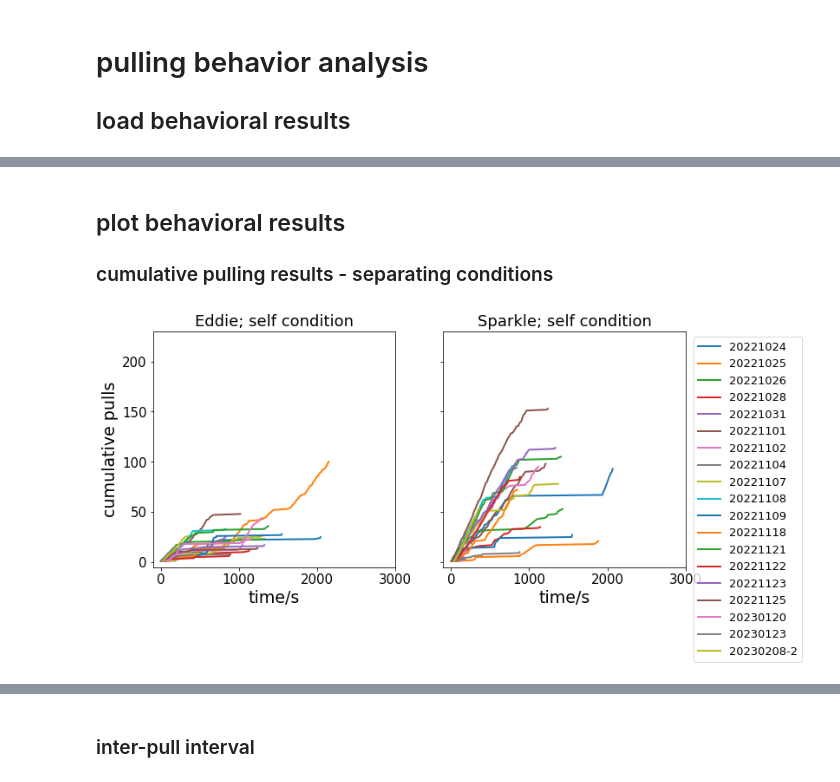
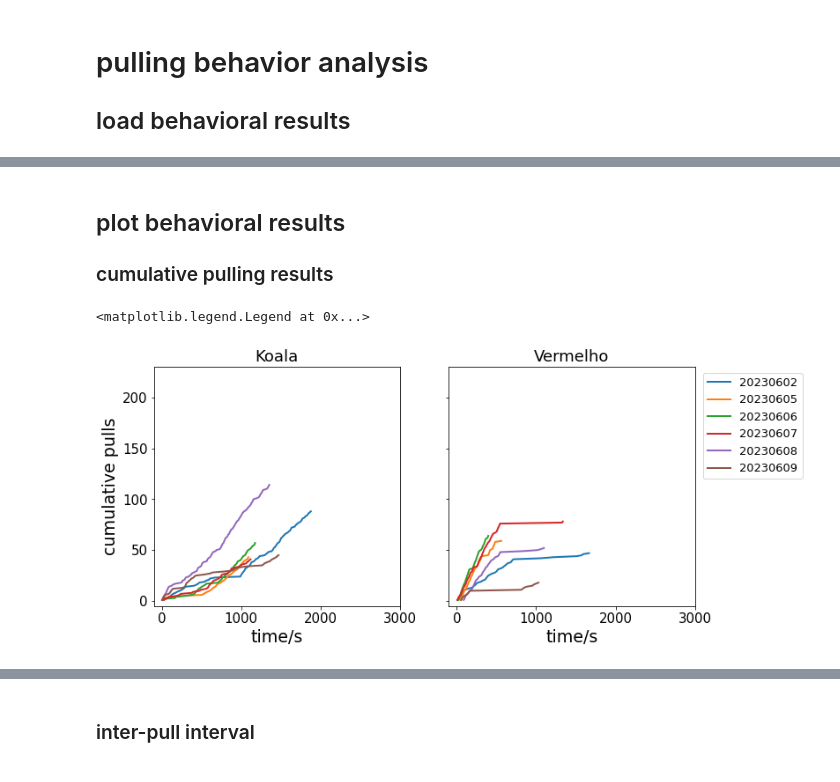
Before and after one commit to wilburshi/following_up_analysis, a Jupyter notebook: bhv_analysis_joystick_task/joystick_task_bhv_analysis.ipynb, the cells around one changed output, grey strips where cells are left out. Cells and saved outputs as stored; diff of their text form; code cells hidden in the pictures.

```diff
--- a/bhv_analysis_joystick_task/joystick_task_bhv_analysis.ipynb
+++ b/bhv_analysis_joystick_task/joystick_task_bhv_analysis.ipynb
@@ -21,6 +21,9 @@ session_dates = ["20230602","20230605","20230606","20230607","20230608","2023060
 nsessions = np.shape(session_dates)[0]
 # %%
 # load session behavioral results
+
+cumulative_pulls_animal1 = {}
+cumulative_pulls_animal2 = {}
 
 for ii in np.arange(0,nsessions,1):
 
@@ -45,16 +48,12 @@ for ii in np.arange(0,nsessions,1):
         session_info = pd.read_json(session_info_json[0])
 
     #
-    animal1 = session_info['lever1_animal'][0].lower()
-    animal2 = session_info['lever2_animal'][0].lower()
+    animal1 = session_info['animal1_name'][0].lower()
+    animal2 = session_info['animal2_name'][0].lower()
     #
     # clean up the trial_record
     warnings.filterwarnings('ignore')
-    trial_record_clean = pd.DataFrame(columns=trial_record.columns)
-    for itrial in np.arange(0,np.max(trial_record['trial_number']),1):
-        # trial_record_clean.loc[itrial] = trial_record[trial_record['trial_number']==itrial+1].iloc[[0]]
-        trial_record_clean = trial_record_clean.append(trial_record[trial_record['trial_number']==itrial+1].iloc[[0]])
-    trial_record_clean = trial_record_clean.reset_index(drop = True)
+    trial_record_clean = trial_record.reset_index(drop = True)
     #
     # change bhv_data time to the absolute time
     time_points_new = pd.DataFrame(np.zeros(np.shape(bhv_data)[0]),columns=["time_points_new"])
@@ -70,8 +69,8 @@ for ii in np.arange(0,nsessions,1):
     animal2_pulltime = bhv_data["time_points"][bhv_data["behavior_events"]==2].reset_index(drop=True)
 
     if (animal1 == animal1_name.lower()):
-        cumulative_pulls_animal1_self[self_session_days[ii]] = animal1_pulltime
-        cumulative_pulls_animal2_self[self_session_days[ii]] = animal2_pulltime
+        cumulative_pulls_animal1[date_tgt] = animal1_pulltime
+        cumulative_pulls_animal2[date_tgt] = animal2_pulltime
     elif (animal1 == animal2_name.lower()):
-        cumulative_pulls_animal1_self[self_session_days[ii]] = animal2_pulltime
-        cumulative_pulls_animal2_self[self_session_days[ii]] = animal1_pulltime
+        cumulative_pulls_animal1[date_tgt] = animal2_pulltime
+        cumulative_pulls_animal2[date_tgt] = animal1_pulltime
@@ -97,32 +77,33 @@ pd.read_json(trial_record_json[0])
 # %% [markdown]
 ## plot behavioral results
-### cumulative pulling results - separating conditions
+### cumulative pulling results
 # %%
 # plot for self condition
 fig, axs = plt.subplots(1,2)
 fig.set_figheight(5)
 fig.set_figwidth(11)
 #
-for ii in np.arange(0,n_self_sessions,1):
-    xxx = cumulative_pulls_animal1_self[self_session_days[ii]]
-    yyy = np.arange(1,np.shape(cumulative_pulls_animal1_self[self_session_days[ii]])[0]+1,1)
+for ii in np.arange(0,nsessions,1):
+    xxx = cumulative_pulls_animal1[session_dates[ii]]
+    yyy = np.arange(1,np.shape(cumulative_pulls_animal1[session_dates[ii]])[0]+1,1)
     axs[0].plot(xxx,yyy,linewidth=2)
-    xxx = cumulative_pulls_animal2_self[self_session_days[ii]]
-    yyy = np.arange(1,np.shape(cumulative_pulls_animal2_self[self_session_days[ii]])[0]+1,1)
+    xxx = cumulative_pulls_animal2[session_dates[ii]]
+    yyy = np.arange(1,np.shape(cumulative_pulls_animal2[session_dates[ii]])[0]+1,1)
     axs[1].plot(xxx,yyy,linewidth=2)
-axs[0].set_title(animal1_name+"; self condition",fontsize = 18)
+axs[0].set_title(animal1_name+"",fontsize = 18)
 axs[0].set_ylim([-5,230])
 axs[0].set_xlim([-100,3000])
 axs[0].set_xlabel("time/s",fontsize = 19)
 axs[0].set_ylabel("cumulative pulls",fontsize = 19)
 axs[0].tick_params(labelsize = 15)
-axs[1].set_title(animal2_name+"; self condition",fontsize = 18)
+axs[1].set_title(animal2_name+"",fontsize = 18)
 axs[1].set_ylim([-5,230])
 axs[1].set_xlim([-100,3000])
 axs[1].set_xlabel("time/s",fontsize = 19)
 axs[1].set_yticklabels("")
 axs[1].tick_params(labelsize = 15)
-axs[1].legend(labels=self_session_days, fontsize = 13,bbox_to_anchor=(1.01, 1), loc='upper left')
-plt.savefig("cumulative_pulling_self.png")
+axs[1].legend(labels=session_dates, fontsize = 13,bbox_to_anchor=(1.01, 1), loc='upper left')
+#plt.savefig("cumulative_pulling.png")
 # %% [output]
+<matplotlib.legend.Legend at 0x...>
-[figure, old version]
+[figure, new version]
```
Also changed, not shown: parts of 14 cells of this notebook, 8 other files.
